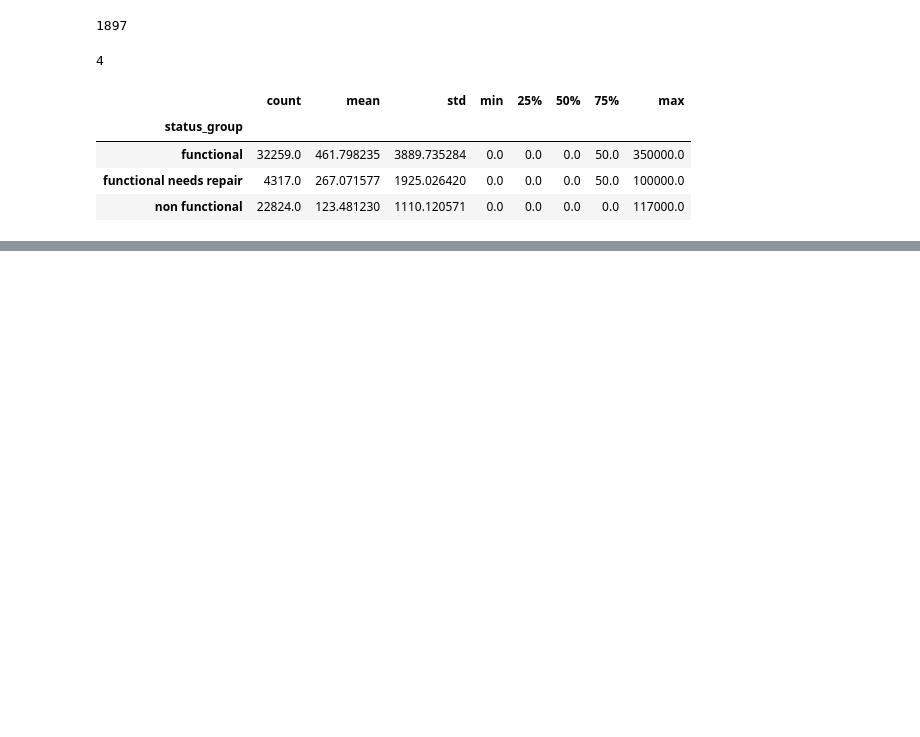
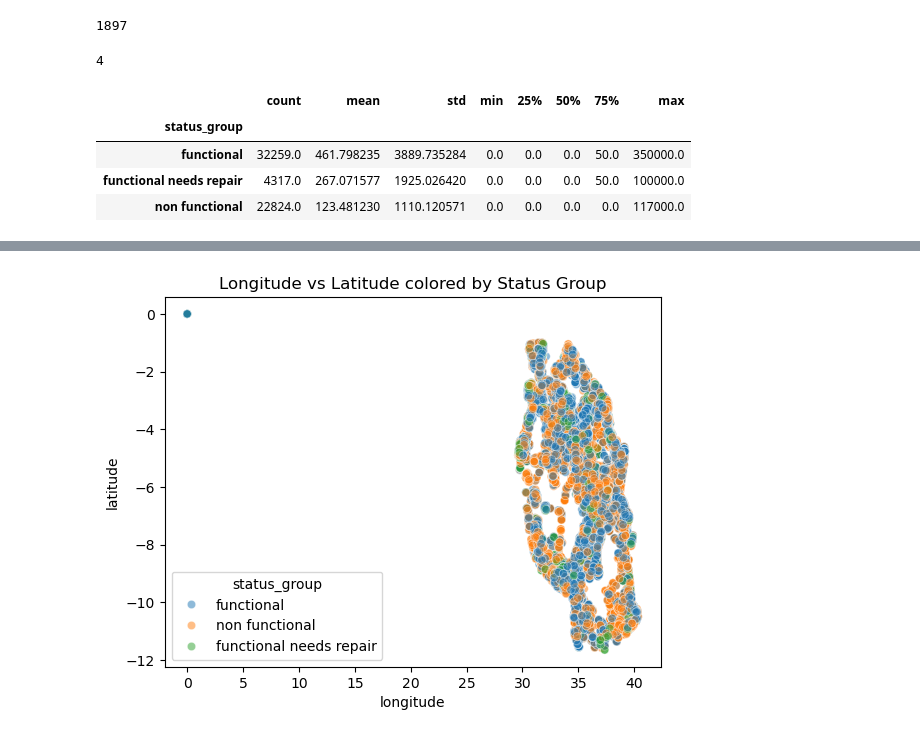
Before and after one commit to KitwanaSh/data_driven_competition, a Jupyter notebook: water_pumps_tz/pump_it_up.ipynb, the cells around one changed output, grey strips where cells are left out. Cells and saved outputs as stored; diff of their text form; code cells hidden in the pictures; blank space fills up the shorter version.

```diff
--- a/water_pumps_tz/pump_it_up.ipynb
+++ b/water_pumps_tz/pump_it_up.ipynb
@@ -267,0 +345,7 @@ train_df.groupby("status_group")["amount_tsh"].describe()
+# %%
+# Scatter plot of longitude/latitude colored by status_group
+sns.scatterplot(data=train_df, x="longitude", y="latitude", hue="status_group", alpha=0.5)
+plt.title("Longitude vs Latitude colored by Status Group")
+plt.show()
+# %% [output]
+[figure, added]
```
Also changed, not shown: parts of 13 cells of this notebook.
